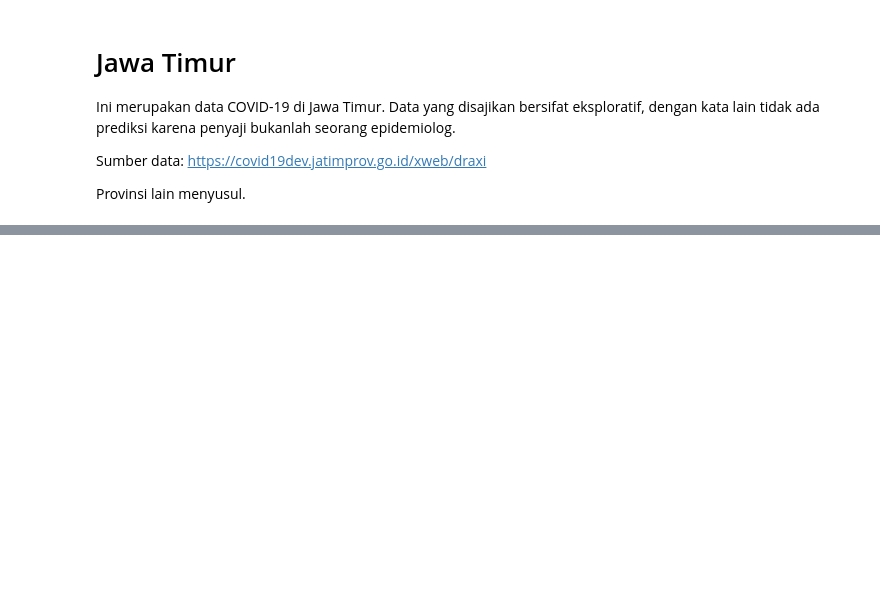
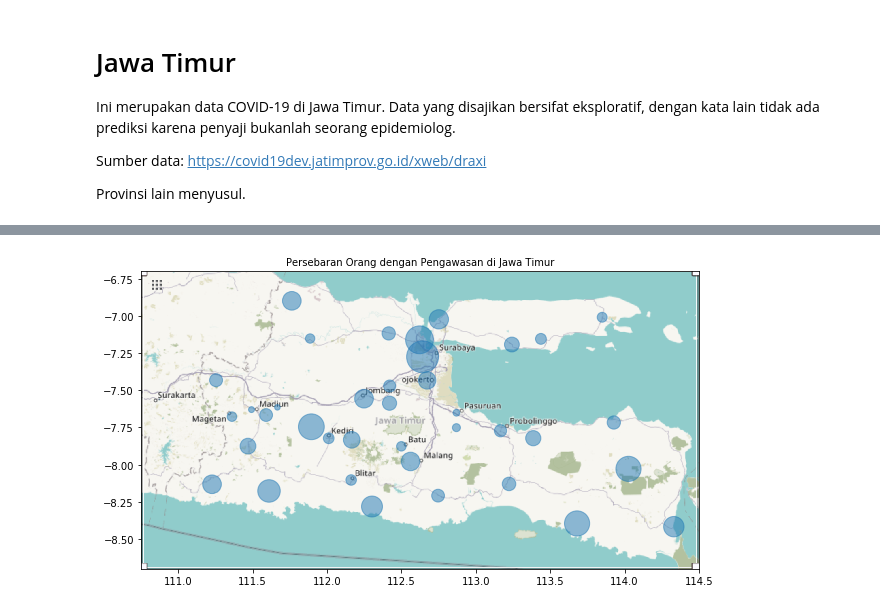
Before and after one commit to ledwindra/covid-19-indonesia, a Jupyter notebook: index.ipynb, the cells around one changed output, grey strips where cells are left out. Cells and saved outputs as stored; diff of their text form; code cells hidden in the pictures; blank space fills up the shorter version.

```diff
--- a/index.ipynb
+++ b/index.ipynb
@@ -38,0 +100,4 @@ ax.imshow(jatim, zorder=0, extent = BBox)
+# %%
+plot_map('odp', 0.75, 'Persebaran Orang dengan Pengawasan di Jawa Timur')
+# %% [output]
+[figure, added]
```
Also changed, not shown: parts of 59 cells of this notebook, 7 other files.
